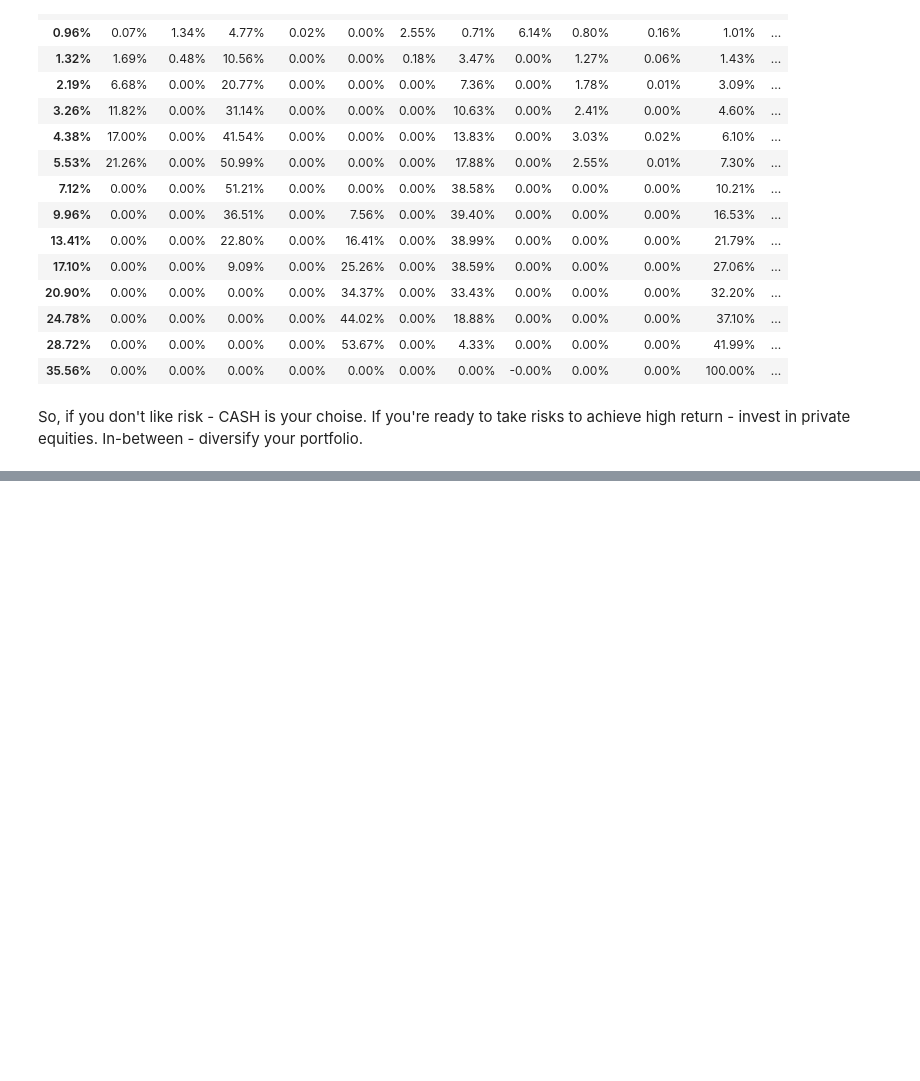
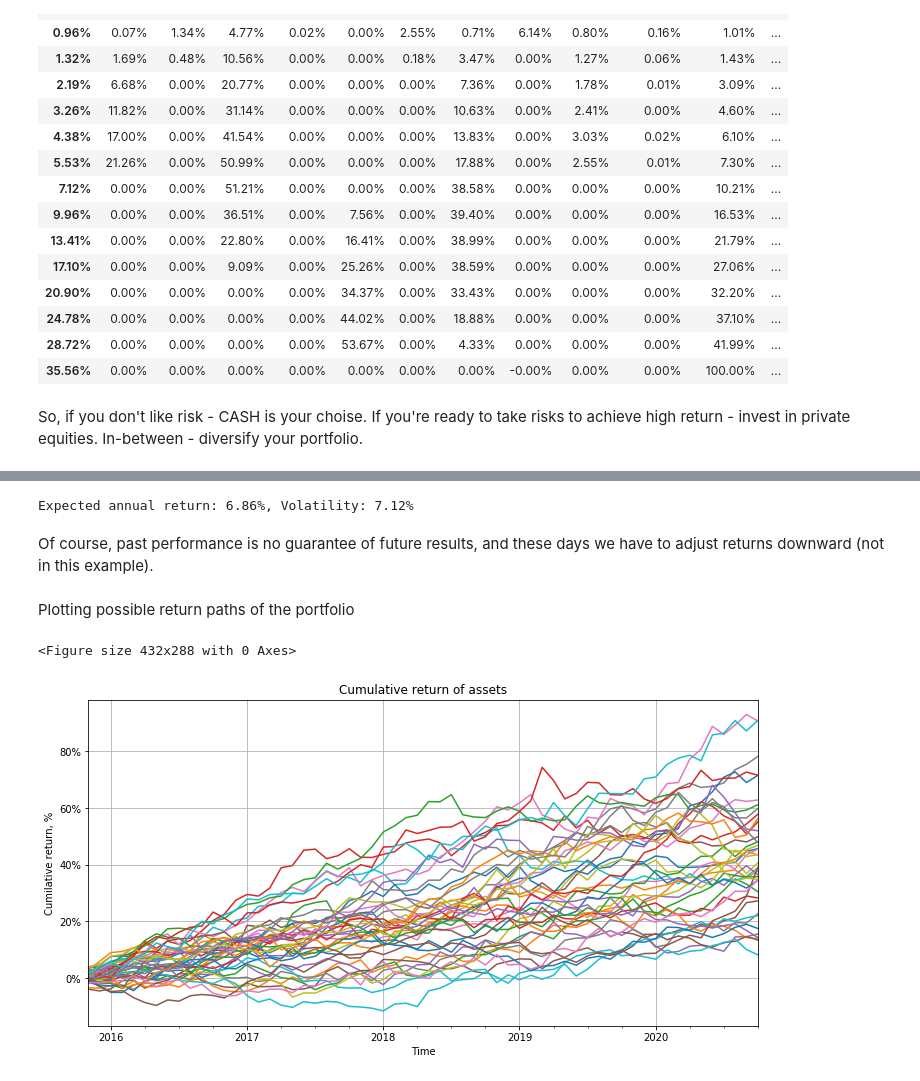
Before and after one commit to schigrinov/Old_Modern_Portfolio_Theory, a Jupyter notebook: OldModernPortfolioTheory.ipynb, the cells around one changed output, grey strips where cells are left out. Saved outputs shown, nothing was run; the diff lists cells and outputs as text; code cells hidden in the pictures; blank space fills up the shorter version.

Commit message:
simulate exp returns
added simulated returns

```diff
--- a/OldModernPortfolioTheory.ipynb
+++ b/OldModernPortfolioTheory.ipynb
@@ -42,9 +42,4 @@ returns.tail(2)
 As per the output above, in the input file we have monthly returns for a number of assets from February 1998 to November 2015. It is a good data range because it includes the dotcom crysis, the mortgage buble and consequent recoveries. You can choose your own time horizon.
 If you want do download other data from the internet there is a number of packages to do that. Just don't forget to convert price data to returns.
 Let's plot this returns to see relative performance of assets.
-# %%
-cumulative_returns = returns + 1
-for i in range(1,returns.shape[0]):
-    cumulative_returns.iloc[i,:] = cumulative_returns.iloc[i,:]*cumulative_returns.iloc[i-1,:]
-cumulative_returns -= 1
 # %%
@@ -140,16 +141,21 @@ We can generate expected returns using bootstrap or covariance based Monte-Carlo
 def montecarlo(rtns, num_simulations = 10000, seed=1):
     '''Covariance based Monte-Carlo, returns are assumed to be normally distributed
     '''
+    np.random.seed(seed)
+
     n_assets = rtns.shape[1]
     mean_asset_rtn = rtns.mean()
     std_asset_rtn = rtns.std()
-    cormat = rtns.corr()
-    np.random.seed(seed)
     rand_rtns = (np.random.normal(size=num_simulations*n_assets)).reshape(num_simulations,n_assets)
-    cholesky_decomposition = (np.linalg.cholesky(cormat)).transpose()
-    zscore = np.dot(rand_rtns, cholesky_decomposition)
+    if (n_assets!=1):
+        cormat = rtns.corr()
+        cholesky_decomposition = (np.linalg.cholesky(cormat)).transpose()
+        zscore = np.dot(rand_rtns, cholesky_decomposition)
+        rtns_simulations = pd.DataFrame(columns=rtns.columns)
+    else:
+        zscore = rand_rtns
+        rtns_simulations = pd.DataFrame(columns=['The_port'])
 
-    rtns_simulations = pd.DataFrame(columns=rtns.columns)
     #haven't found an elegant way to do this. Ended up with a loop. There should be some convenient function in numpy or pandas...
     for i in range(zscore.shape[0]):
         rtns_simulations.loc[i] = mean_asset_rtn + np.multiply(zscore[i,:],std_asset_rtn)
@@ -408,0 +418,3 @@ So, if you don't like risk - CASH is your choise. If you're ready to take risks
+# %%
+port_num = 8
+front_df.iloc[port_num-1]
@@ -408,0 +435,21 @@ So, if you don't like risk - CASH is your choise. If you're ready to take risks
+# %%
+print(f'Expected annual return: {front[port_num-1][1]:.02%}, Volatility: {front[port_num-1][2]:.02%}')
+# %% [output]
+Expected annual return: 6.86%, Volatility: 7.12%
+# %% [markdown]
+Of course, past performance is no guarantee of future results, and these days we have to adjust returns downward (not in this example).
+# %%
+years = 5
+simulations = 40
+eff_port_rtns = montecarlo(np.dot(returns, front[port_num-1][0]), num_simulations=years*simulations*12)
+# %% [markdown]
+Plotting possible return paths of the portfolio
+# %%
+eff_port_rtns = np.array(eff_port_rtns).reshape(years*12,simulations)#find returns of a portfolio generated using prescribed weights
+eff_port_rtns = pd.DataFrame(eff_port_rtns)
+cum_ret_sim = cumulative_returns(eff_port_rtns)
+cum_ret_sim = cum_ret_sim.set_index( pd.date_range(start=returns.index[-1], periods = len(cum_ret_sim), freq="M") )
+plot_returns(cum_ret_sim, legend = False)
+# %% [output]
+<Figure size 432x288 with 0 Axes>
+[figure, added]
```
Also changed, not shown: parts of 8 cells of this notebook, 8 other files.
